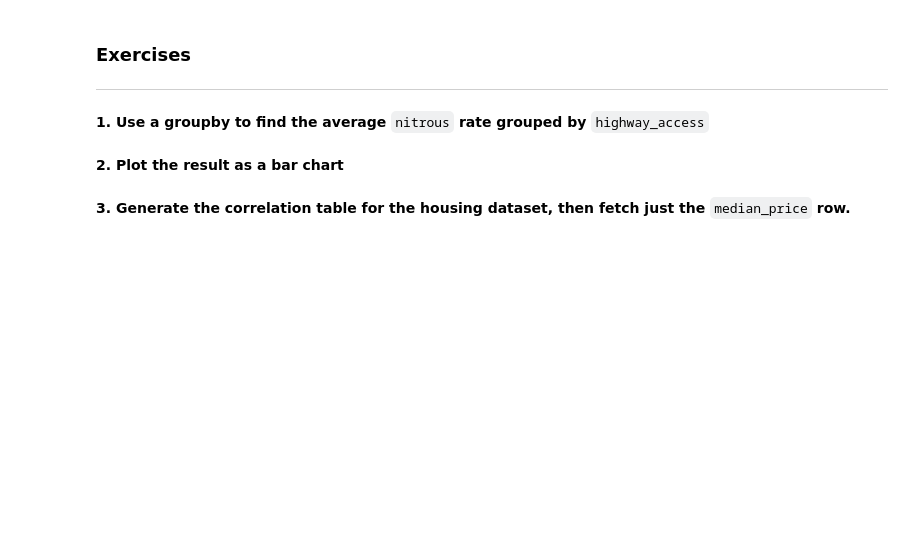
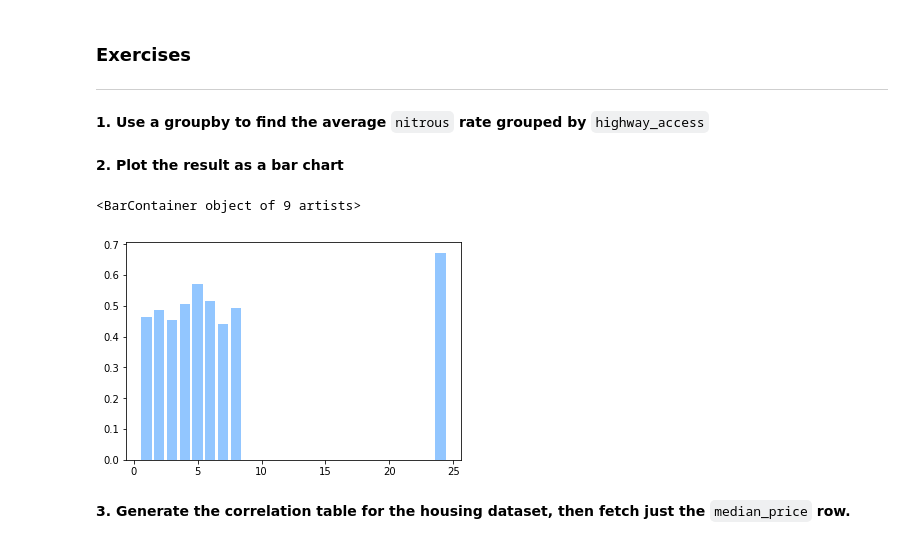
Before and after one commit to robcarrington/python-for-data-science, a Jupyter notebook: Session9/Session9_Exercises_Solved.ipynb, the cells around one changed output. Saved outputs shown, nothing was run; the diff lists cells and outputs as text; code cells hidden in the pictures; blank space fills up the shorter version.

```diff
--- a/Session9/Session9_Exercises_Solved.ipynb
+++ b/Session9/Session9_Exercises_Solved.ipynb
@@ -51,3 +49,8 @@ result.plot.bar()
+# %%
+plt.bar(result.index, result)
+# %% [output]
+<BarContainer object of 9 artists>
+[figure, added]
 # %% [markdown]
 **3. Generate the correlation table for the housing dataset, then fetch just the** `median_price` **row.**
 # %%
```
Also changed, not shown: parts of 5 cells of this notebook, 10 other files.
